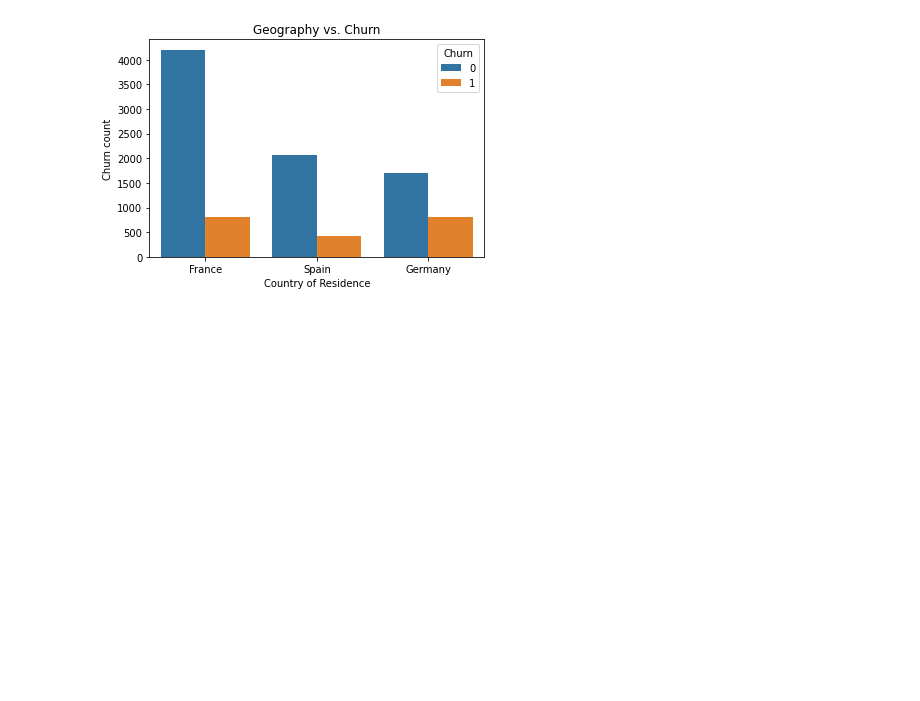
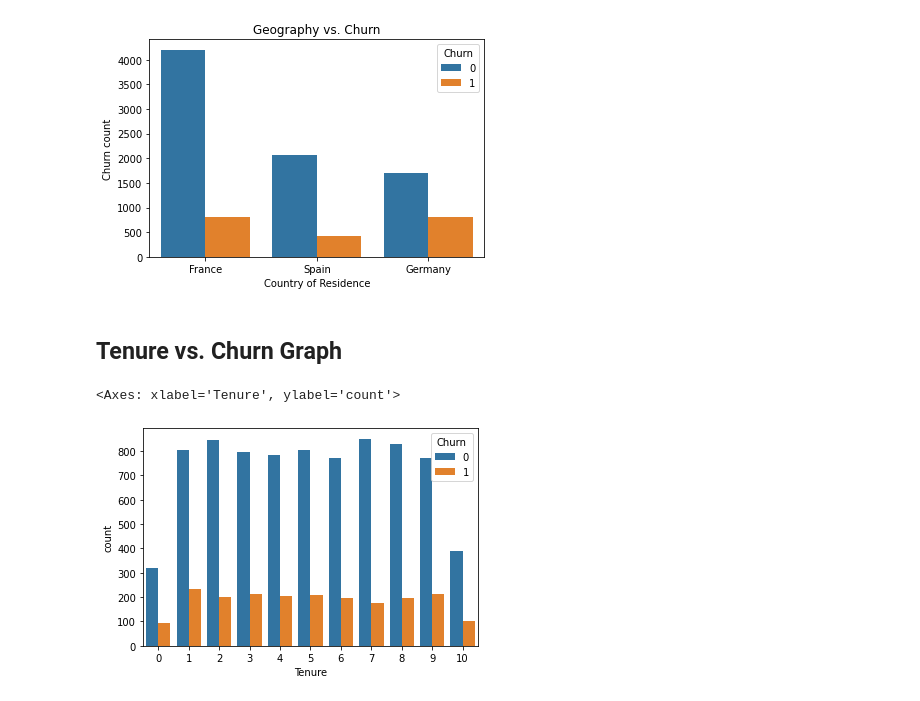
Before and after one commit to arnavakula/churn-prediction, a Jupyter notebook: manav_churn_rate_analysis.ipynb, the cells around one changed output. Cells and saved outputs as stored; diff of their text form; code cells hidden in the pictures; blank space fills up the shorter version.

Commit message:
finishing data visualization

```diff
--- a/manav_data_analysis.ipynb
+++ b/manav_churn_rate_analysis.ipynb
@@ -168,3 +168,10 @@ plt.ylabel('Churn count')
 # %% [output]
 Text(0, 0.5, 'Churn count')
 [figure]
+# %% [markdown]
+## Tenure vs. Churn Graph
+# %%
+sns.countplot(x='Tenure', hue='Churn', data=df) # from graph, does not look significant enough to show an impact on churn rates
+# %% [output]
+<Axes: xlabel='Tenure', ylabel='count'>
+[figure, added]
```
Also changed, not shown: parts of 10 cells of this notebook.
